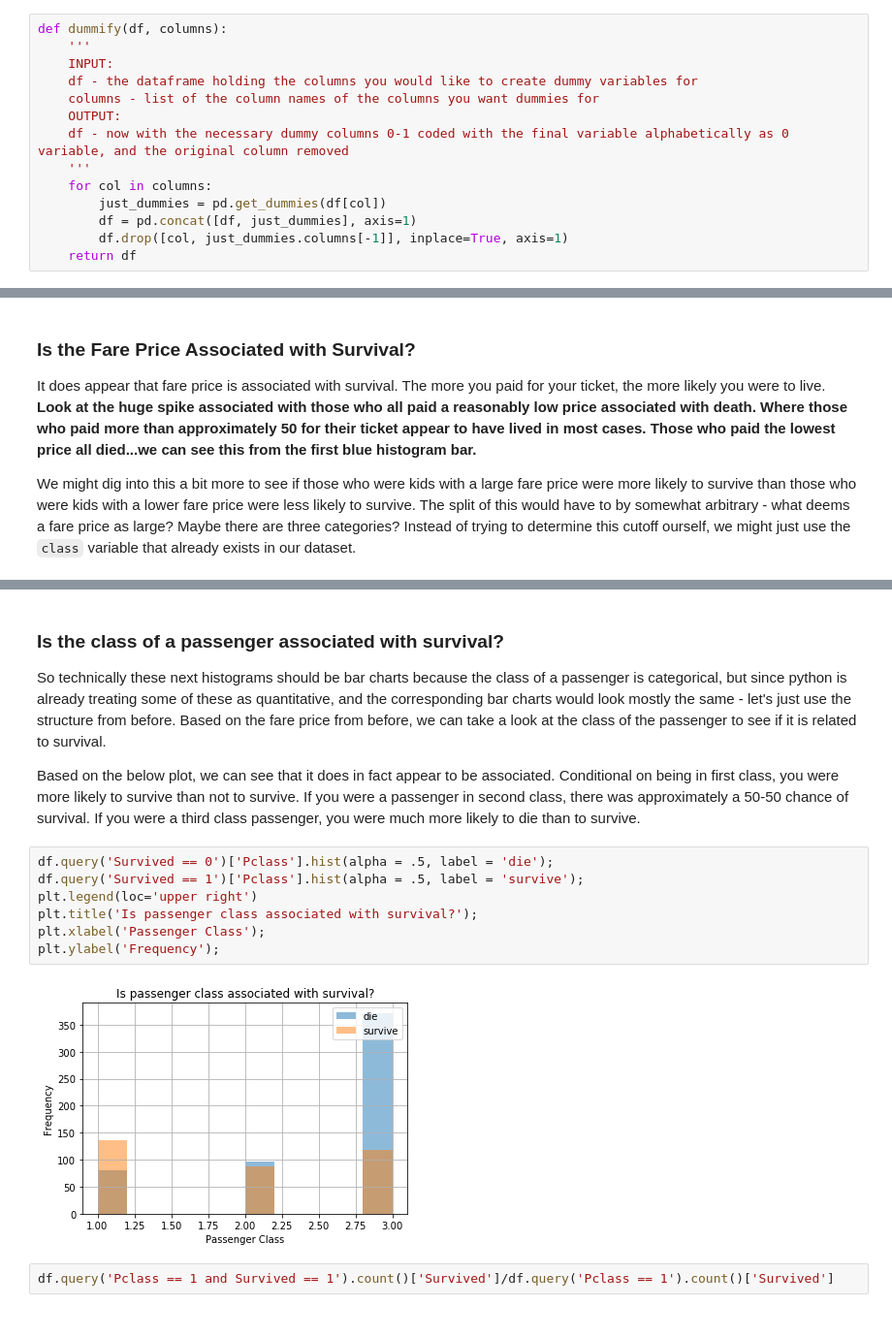
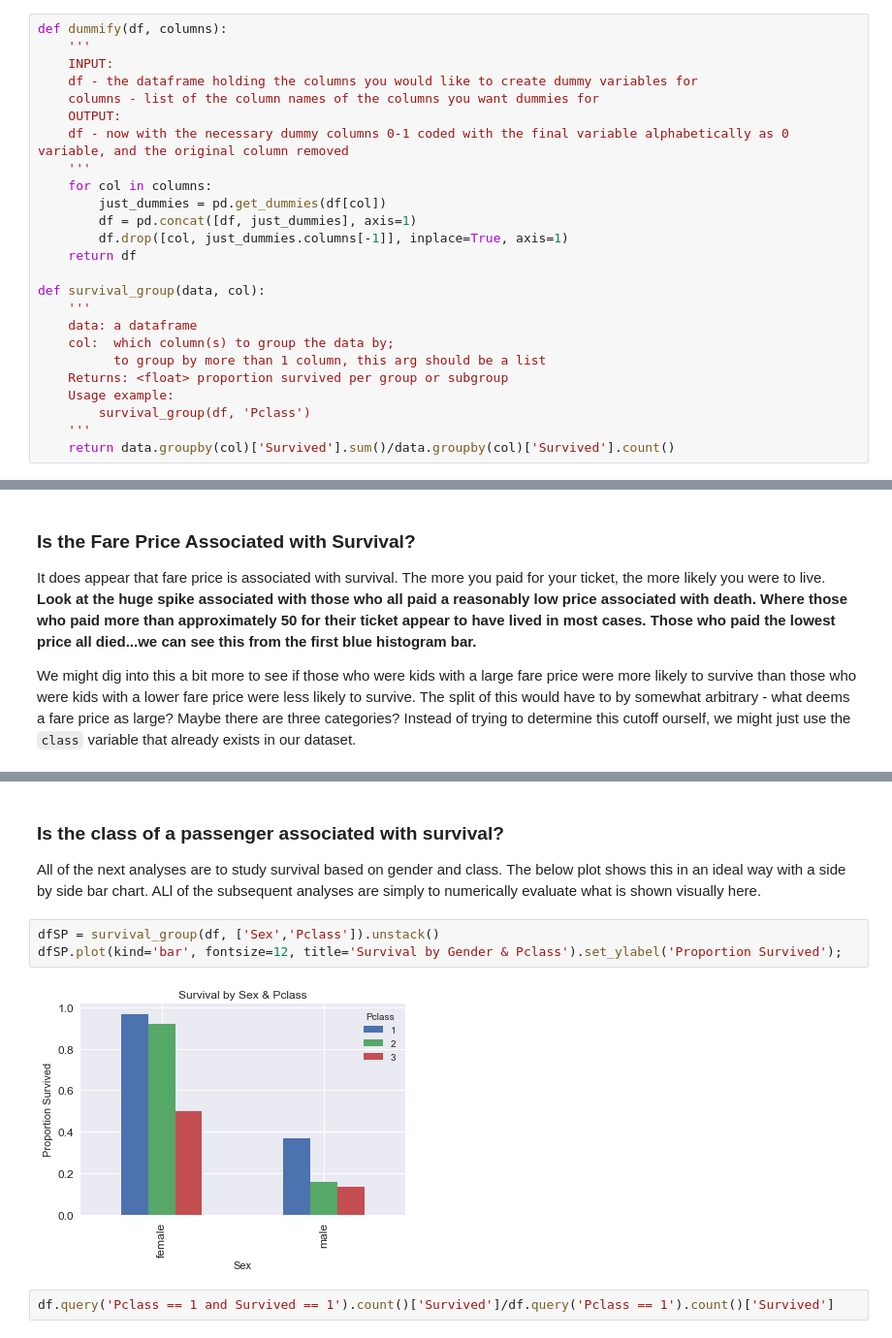
Before and after one commit to jjrunner/IPND, a Jupyter notebook: Project5_DAND/Titanic Data Analysis Project Submission.ipynb, the cells around one changed output, grey strips where cells are left out. Shown: that part at 97% size. Cells and saved outputs as stored; diff of their text form.

```diff
--- a/Project5_DAND/Titanic Data Analysis Project Submission.ipynb
+++ b/Project5_DAND/Titanic Data Analysis Project Submission.ipynb
@@ -101,5 +101,16 @@ def dummify(df, columns):
         df = pd.concat([df, just_dummies], axis=1)
         df.drop([col, just_dummies.columns[-1]], inplace=True, axis=1)
     return df
+
+def survival_group(data, col):
+    '''
+    data: a dataframe
+    col:  which column(s) to group the data by;
+          to group by more than 1 column, this arg should be a list
+    Returns: <float> proportion survived per group or subgroup
+    Usage example:
+        survival_group(df, 'Pclass')
+    '''
+    return data.groupby(col)['Survived'].sum()/data.groupby(col)['Survived'].count()
 # %% [markdown]
 Now that we have the above function, let's use it on the two columns we want to create dummy variables for:
@@ -187,18 +183,12 @@ plt.ylabel('Frequency');
-# %% [markdown]
-### Is the class of a passenger associated with survival?
-
-So technically these next histograms should be bar charts because the class of a passenger is categorical, but since python is already treating some of these as quantitative, and the corresponding bar charts would look mostly the same - let's just use the structure from before.  Based on the fare price from before, we can take a look at the class of the passenger to see if it is related to survival.
-
-Based on the below plot, we can see that it does in fact appear to be associated.  Conditional on being in first class, you were more likely to survive than not to survive.  If you were a passenger in second class, there was approximately a 50-50 chance of survival.  If you were a third class passenger, you were much more likely to die than to survive.
-# %%
-df.query('Survived == 0')['Pclass'].hist(alpha = .5, label = 'die');
-df.query('Survived == 1')['Pclass'].hist(alpha = .5, label = 'survive');
-plt.legend(loc='upper right')
-plt.title('Is passenger class associated with survival?');
-plt.xlabel('Passenger Class');
-plt.ylabel('Frequency');
-# %% [output]
-[figure, removed]
+# %% [markdown]
+### Is the class of a passenger associated with survival?
+
+All of the next analyses are to study survival based on gender and class.  The below plot shows this in an ideal way with a side by side bar chart.  ALl of the subsequent analyses are simply to numerically evaluate what is shown visually here.
+# %%
+dfSP = survival_group(df, ['Sex','Pclass']).unstack()
+dfSP.plot(kind='bar', fontsize=12, title='Survival by Gender & Pclass').set_ylabel('Proportion Survived');
+# %% [output]
+[figure, added]
 # %%
 df.query('Pclass == 1 and Survived == 1').count()['Survived']/df.query('Pclass == 1').count()['Survived']
 # %% [output]
```
Also changed, not shown: parts of 17 cells of this notebook.
